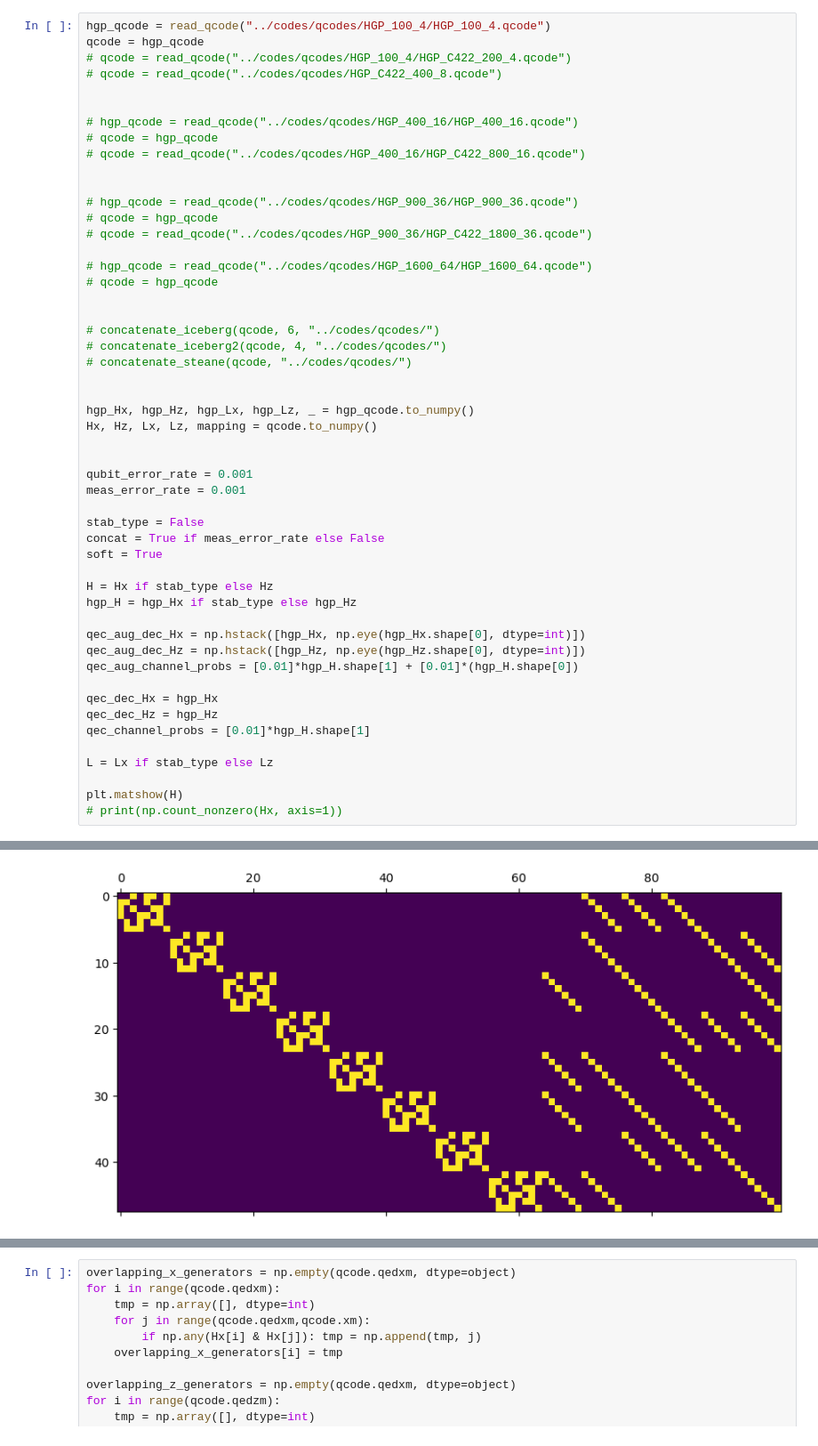
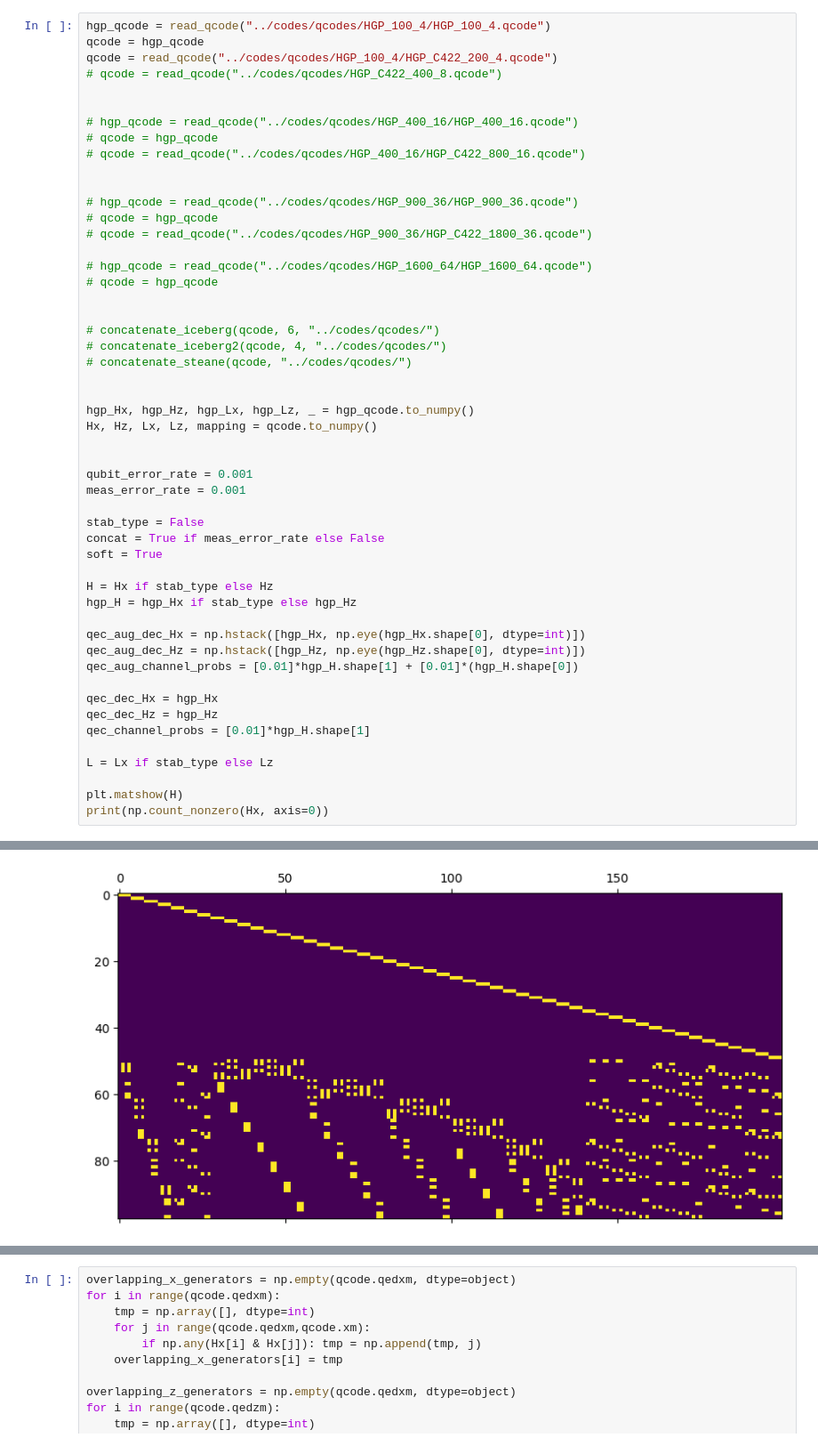
Before and after one commit to noahberthusen/adaptive_qec, a Jupyter notebook: notebooks/circuit_level_phenom.ipynb, the cells around one changed output, grey strips where cells are left out. Shown at 89% size. Saved outputs shown, nothing was run; the diff lists cells and outputs as text.

```diff
--- a/notebooks/circuit_level_phenom.ipynb
+++ b/notebooks/circuit_level_phenom.ipynb
@@ -11,7 +13,7 @@ from ldpc.bplsd_decoder import BpLsdDecoder
 # %%
 hgp_qcode = read_qcode("../codes/qcodes/HGP_100_4/HGP_100_4.qcode")
 qcode = hgp_qcode
-# qcode = read_qcode("../codes/qcodes/HGP_100_4/HGP_C422_200_4.qcode")
+qcode = read_qcode("../codes/qcodes/HGP_100_4/HGP_C422_200_4.qcode")
 # qcode = read_qcode("../codes/qcodes/HGP_C422_400_8.qcode")
 
 
@@ -58,5 +60,5 @@ qec_channel_probs = [0.01]*hgp_H.shape[1]
 L = Lx if stab_type else Lz
 
 plt.matshow(H)
-# print(np.count_nonzero(Hx, axis=1))
+print(np.count_nonzero(Hx, axis=0))
 # %% [output]
@@ -64 +71 @@ plt.matshow(H)
-[figure, old version]
+[figure, new version]
```
Also changed, not shown: parts of 6 cells of this notebook, 47 other files.
